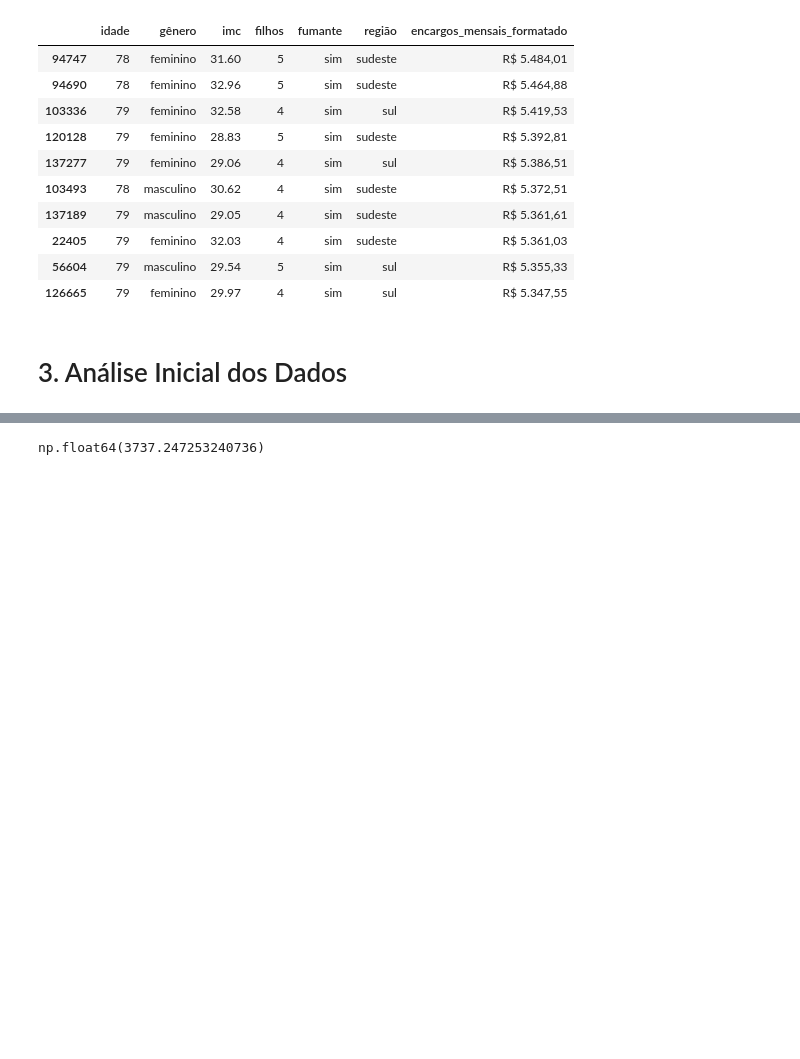
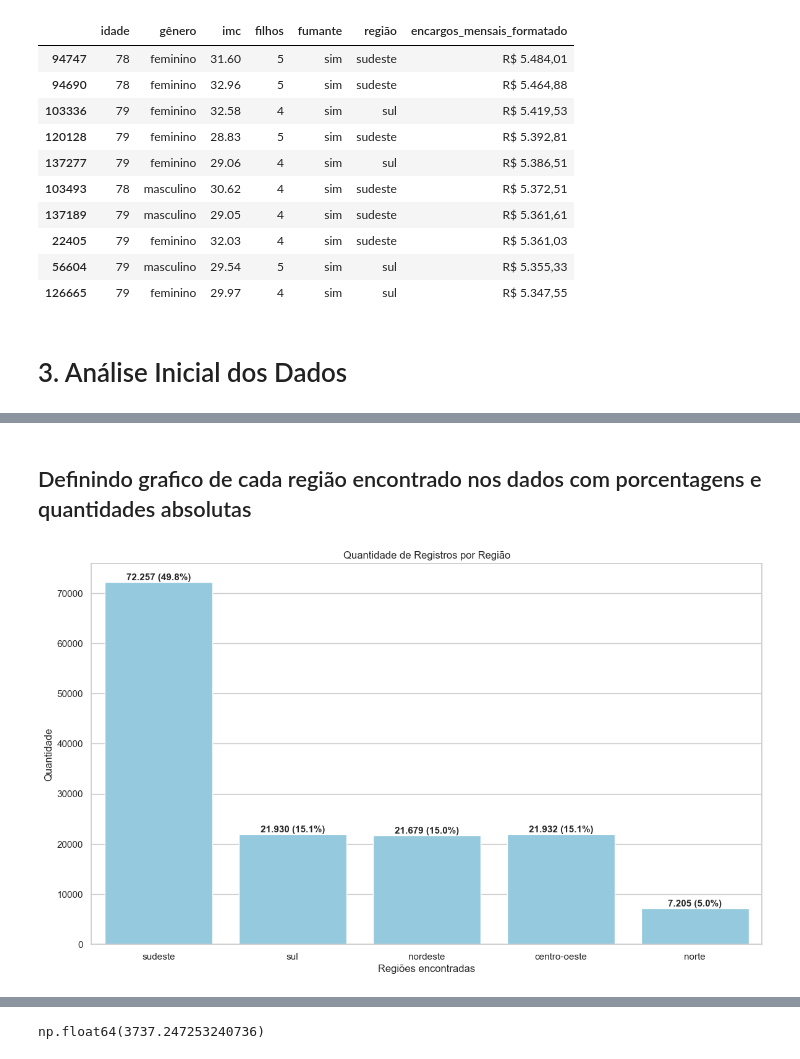
Before and after one commit to JoaoLuizDeveloper/TechChallengerPhase1, a Jupyter notebook: analise.ipynb, the cells around one changed output, grey strips where cells are left out. Cells and saved outputs as stored; diff of their text form; code cells hidden in the pictures; blank space fills up the shorter version.

```diff
--- a/analise.ipynb
+++ b/analise.ipynb
@@ -493,0 +310,25 @@ DecisionTreeRegressor: R² = -0.7617
+# %% [markdown]
+## Definindo grafico de cada região encontrado nos dados com porcentagens e quantidades absolutas
+# %%
+f, ax = plt.subplots(1, 1, figsize=(14, 8))
+grafico = sns.countplot(x='região', data=df, color='skyblue')
+
+# Título e eixos
+plt.title('Quantidade de Registros por Região')
+plt.xlabel('Regiões encontradas')
+plt.ylabel('Quantidade')
+
+# Total de registros para calcular a porcentagem
+total = len(df)
+
+# Adicionando os rótulos de quantidade + porcentagem na mesma linha
+for p in grafico.patches:
+    altura = p.get_height()
+    porcentagem = 100 * altura / total
+    grafico.annotate(f'{int(altura):,} ({porcentagem:.1f}%)'.replace(",", "."),
+                     (p.get_x() + p.get_width() / 2., altura),
+                     ha='center', va='bottom', fontsize=11, fontweight='bold')
+
+plt.show()
+# %% [output]
+[figure, added]
```
Also changed, not shown: parts of 93 cells of this notebook.
